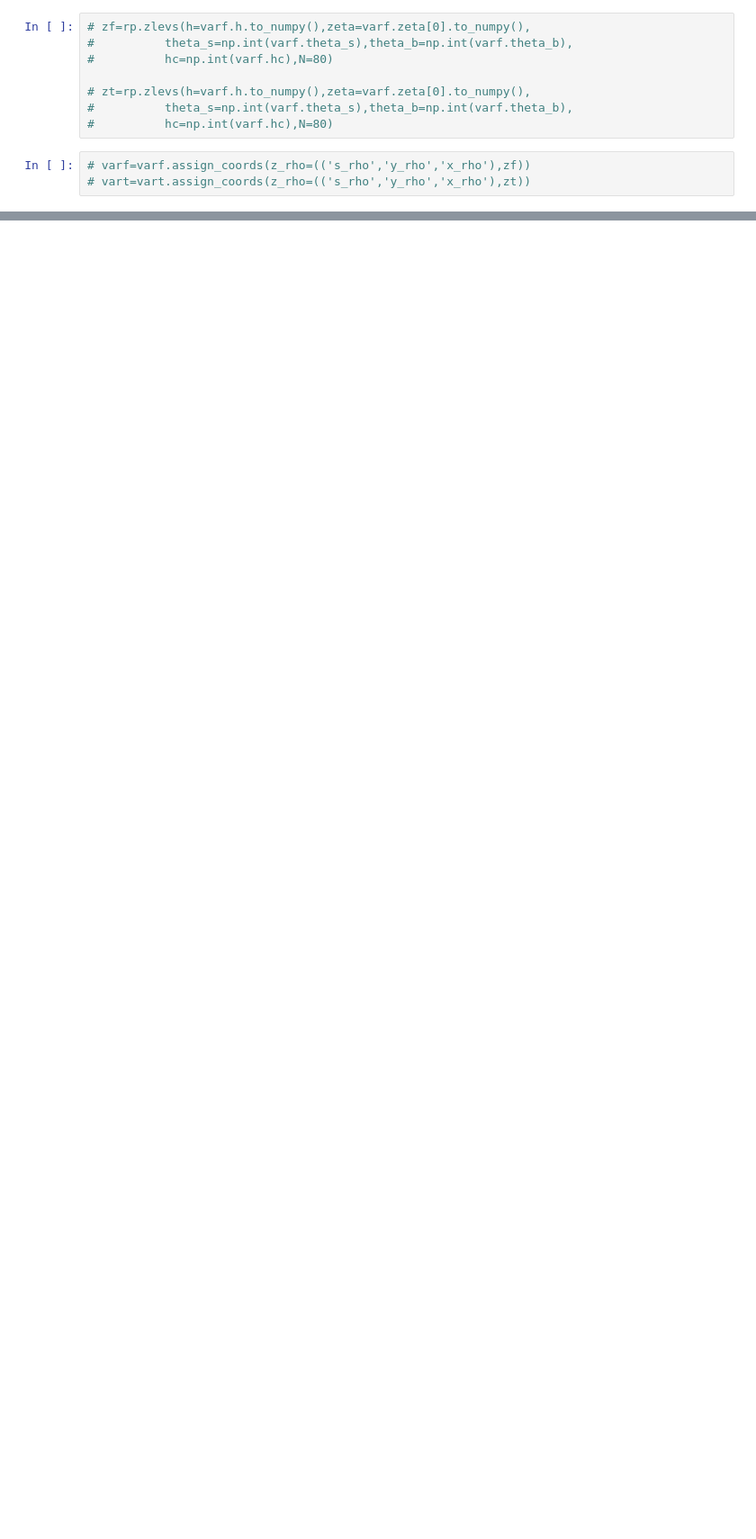
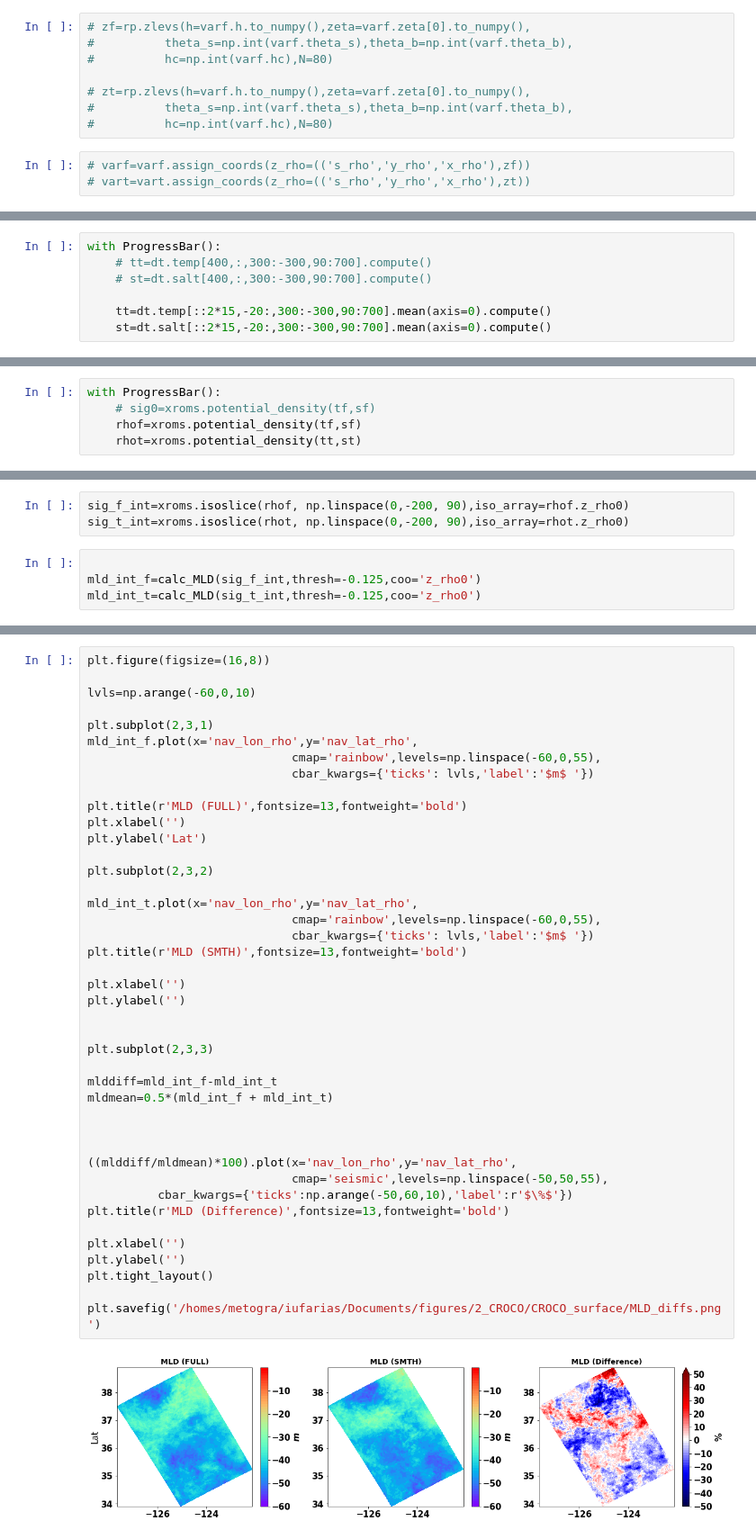
Before and after one commit to igoruchoa/FeedbackSubmeso, a Jupyter notebook: 2_CROCO/3D_CROCO.ipynb, the cells around one changed output, grey strips where cells are left out. Shown at 90% size. Drawn from its saved outputs; the diff is of its cells as text; blank space fills up the shorter version.

```diff
--- a/2_CROCO/3D_CROCO.ipynb
+++ b/2_CROCO/3D_CROCO.ipynb
@@ -186,0 +512,7 @@ for idd in range(Bf.shape[0]):
+# %%
+with ProgressBar():
+    # tt=dt.temp[400,:,300:-300,90:700].compute()
+    # st=dt.salt[400,:,300:-300,90:700].compute()
+
+    tt=dt.temp[::2*15,-20:,300:-300,90:700].mean(axis=0).compute()
+    st=dt.salt[::2*15,-20:,300:-300,90:700].mean(axis=0).compute()
@@ -186,0 +524,5 @@ for idd in range(Bf.shape[0]):
+# %%
+with ProgressBar():
+    # sig0=xroms.potential_density(tf,sf)
+    rhof=xroms.potential_density(tf,sf)
+    rhot=xroms.potential_density(tt,st)
@@ -186,0 +531,7 @@ for idd in range(Bf.shape[0]):
+# %%
+sig_f_int=xroms.isoslice(rhof, np.linspace(0,-200, 90),iso_array=rhof.z_rho0)
+sig_t_int=xroms.isoslice(rhot, np.linspace(0,-200, 90),iso_array=rhot.z_rho0)
+# %%
+
+mld_int_f=calc_MLD(sig_f_int,thresh=-0.125,coo='z_rho0')
+mld_int_t=calc_MLD(sig_t_int,thresh=-0.125,coo='z_rho0')
@@ -186,0 +547,44 @@ for idd in range(Bf.shape[0]):
+# %%
+plt.figure(figsize=(16,8))
+
+lvls=np.arange(-60,0,10)
+
+plt.subplot(2,3,1)
+mld_int_f.plot(x='nav_lon_rho',y='nav_lat_rho',
+                             cmap='rainbow',levels=np.linspace(-60,0,55),
+                             cbar_kwargs={'ticks': lvls,'label':'$m$ '})
+
+plt.title(r'MLD (FULL)',fontsize=13,fontweight='bold')
+plt.xlabel('')
+plt.ylabel('Lat')
+
+plt.subplot(2,3,2)
+
+mld_int_t.plot(x='nav_lon_rho',y='nav_lat_rho',
+                             cmap='rainbow',levels=np.linspace(-60,0,55),
+                             cbar_kwargs={'ticks': lvls,'label':'$m$ '})
+plt.title(r'MLD (SMTH)',fontsize=13,fontweight='bold')
+
+plt.xlabel('')
+plt.ylabel('')
+
+
+plt.subplot(2,3,3)
+
+mlddiff=mld_int_f-mld_int_t
+mldmean=0.5*(mld_int_f + mld_int_t)
+
+
+
+((mlddiff/mldmean)*100).plot(x='nav_lon_rho',y='nav_lat_rho',
+                             cmap='seismic',levels=np.linspace(-50,50,55),
+          cbar_kwargs={'ticks':np.arange(-50,60,10),'label':r'$\%$'})
+plt.title(r'MLD (Difference)',fontsize=13,fontweight='bold')
+
+plt.xlabel('')
+plt.ylabel('')
+plt.tight_layout()
+
+plt.savefig('/homes/metogra/iufarias/Documents/figures/2_CROCO/CROCO_surface/MLD_diffs.png')
+# %% [output]
+[figure, added]
```
Also changed, not shown: parts of 74 cells of this notebook, 16 other files.
